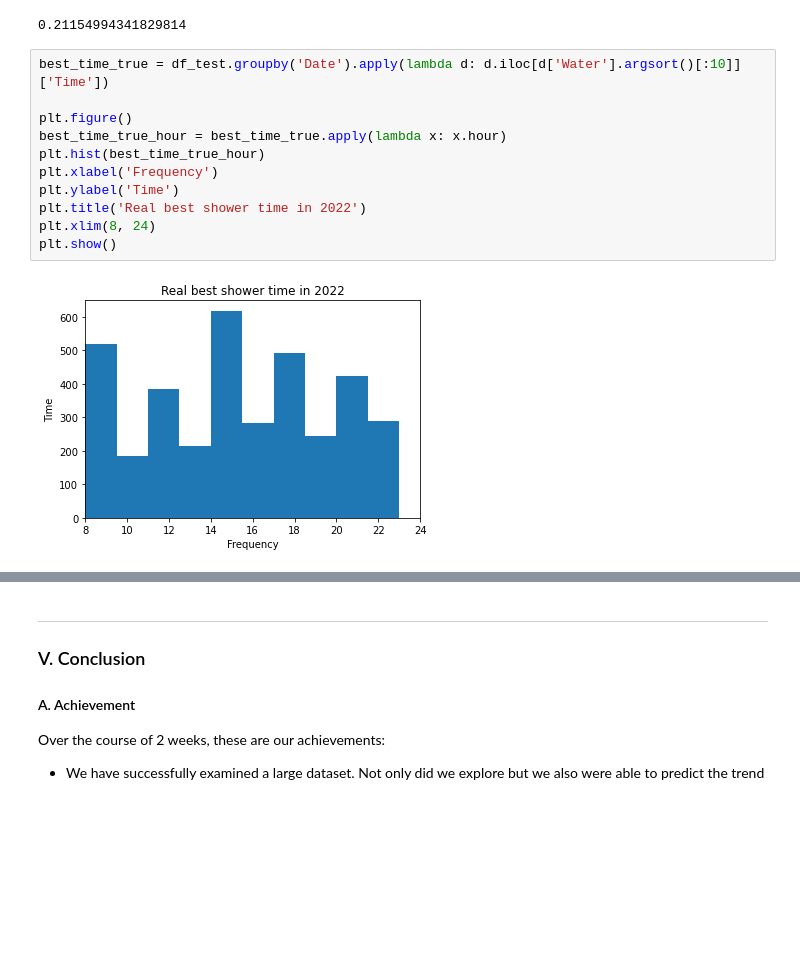
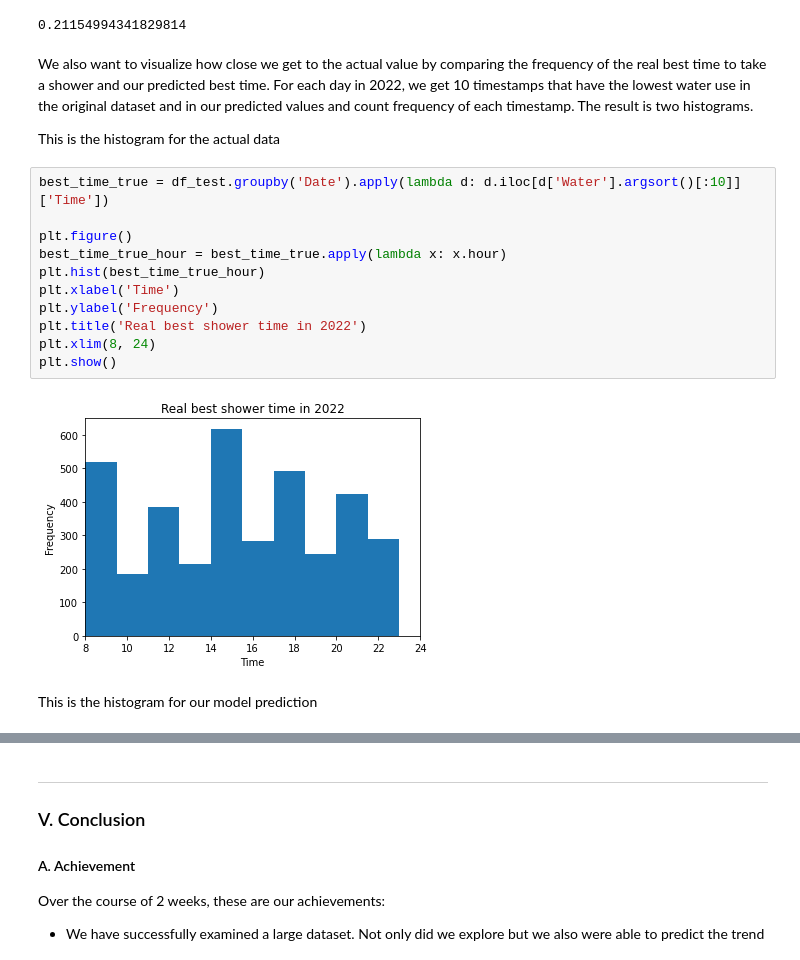
Before and after one commit to tnguyen2907/noah-water-use_ds, a Jupyter notebook: shower.ipynb, the cells around one changed output, grey strips where cells are left out. Cells and saved outputs as stored; diff of their text form; blank space fills up the shorter version.

```diff
--- a/shower.ipynb
+++ b/shower.ipynb
@@ -489,17 +496,23 @@ yt_pred = rgs.predict(Xt_transformed)
 r2_score(yt, yt_pred)
 # %% [output]
 0.21154994341829814
+# %% [markdown]
+We also want to visualize how close we get to the actual value by comparing the frequency of the real best time to take a shower and our predicted best time. For each day in 2022, we get 10 timestamps that have the lowest water use in the original dataset and in our predicted values and count frequency of each timestamp. The result is two histograms.
+
+This is the histogram for the actual data
 # %%
 best_time_true = df_test.groupby('Date').apply(lambda d: d.iloc[d['Water'].argsort()[:10]]['Time'])
 
 plt.figure()
 best_time_true_hour = best_time_true.apply(lambda x: x.hour)
 plt.hist(best_time_true_hour)
-plt.xlabel('Frequency')
-plt.ylabel('Time')
+plt.xlabel('Time')
+plt.ylabel('Frequency')
 plt.title('Real best shower time in 2022')
 plt.xlim(8, 24)
 plt.show()
 # %% [output]
-[figure, old version]
+[figure, new version]
+# %% [markdown]
+This is the histogram for our model prediction
 # %%
```
Also changed, not shown: parts of 12 cells of this notebook.
